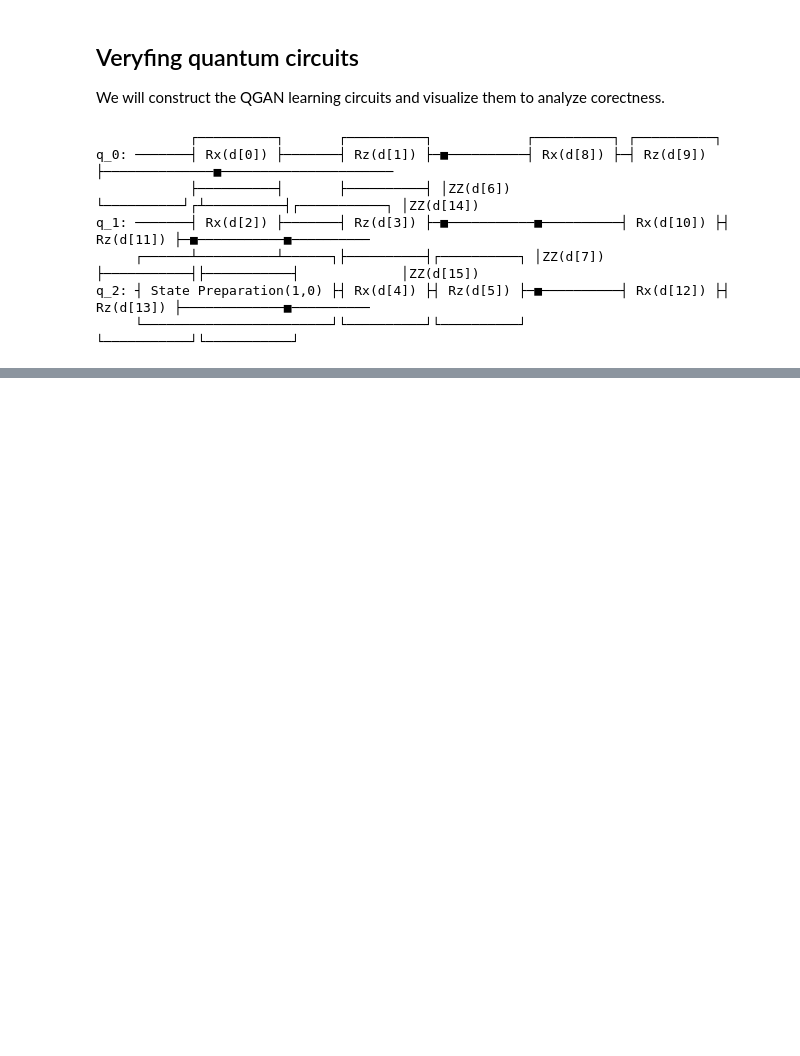
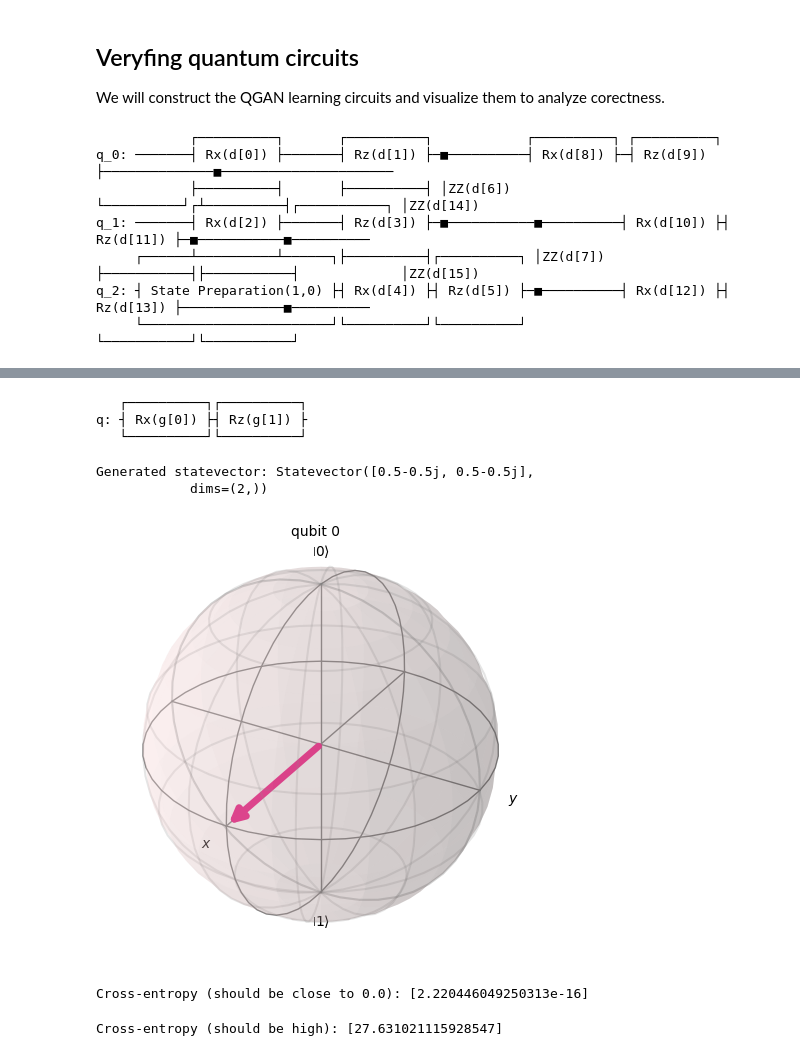
Before and after one commit to BlazuLyda/QGAN, a Jupyter notebook: experiments.ipynb, the cells around one changed output, grey strips where cells are left out. Cells and saved outputs as stored; diff of their text form; code cells hidden in the pictures; blank space fills up the shorter version.

```diff
--- a/experiments.ipynb
+++ b/experiments.ipynb
@@ -43,0 +67,42 @@ q_4: ┤ Ry(2.0373) ├┤ Rz(4.4667) ├┤ Rx(g[4]) ├┤ Rz(g[5]) ├─■
+# %%
+gen = GenCircuit(
+    n_data_qubits=1,
+    n_label_qubits=0,
+    n_bath_qubits=0,
+    n_layers=1,
+)
+gen.prepare_circuit(label=0).draw(fold=-1)
+# %% [output]
+   ┌──────────┐┌──────────┐
+q: ┤ Rx(g[0]) ├┤ Rz(g[1]) ├
+   └──────────┘└──────────┘
+# %%
+# To produce the ket + state exactly, we can bind the following parameters:
+binds = {
+    gen.gen_params[0]: np.pi/2,  # Rx(pi/2) on data qubit to get |-i>
+    gen.gen_params[1]: np.pi/2,  # Rz(pi/2) on data qubit to get |+>
+}
+
+outcome = gen.sample_statevector(label=0, binds=binds)
+print("Generated statevector:", outcome)
+plot_bloch_multivector(gen.sample_statevector(label=0, binds=binds))
+# %% [output]
+Generated statevector: Statevector([0.5-0.5j, 0.5-0.5j],
+            dims=(2,))
+[figure, added]
+# %%
+# Now compute cross-entropy loss between generated state and target state |+>
+ce = compute_cross_entropy_over_labels(data_source, gen, binds)
+print("Cross-entropy (should be close to 0.0):", ce)
+# %% [output]
+Cross-entropy (should be close to 0.0): [2.220446049250313e-16]
+# %%
+# Now compute cross entropy with non-optimal parameters
+binds = {
+    gen.gen_params[0]: np.pi/2,  # Rx(pi/2) on data qubit to get |+i>
+    gen.gen_params[1]: -np.pi/2,  # Rz(-pi/2) on data qubit to get |->
+}
+ce = compute_cross_entropy_over_labels(data_source, gen, binds)
+print("Cross-entropy (should be high):", ce)
+# %% [output]
+Cross-entropy (should be high): [27.631021115928547]
```
Also changed, not shown: parts of 10 cells of this notebook, 5 other files.
